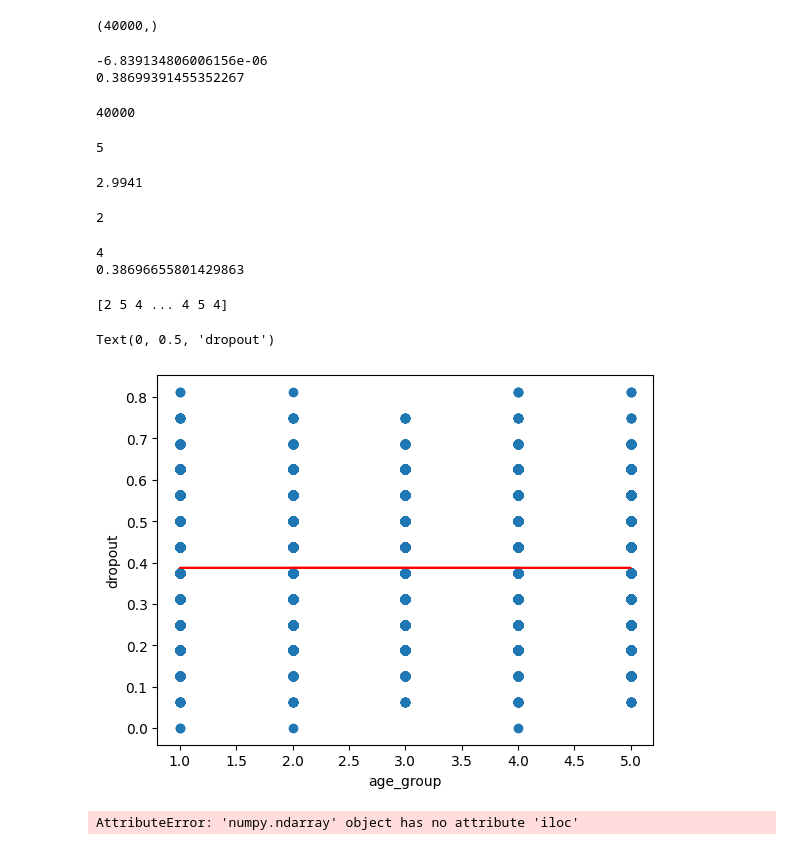
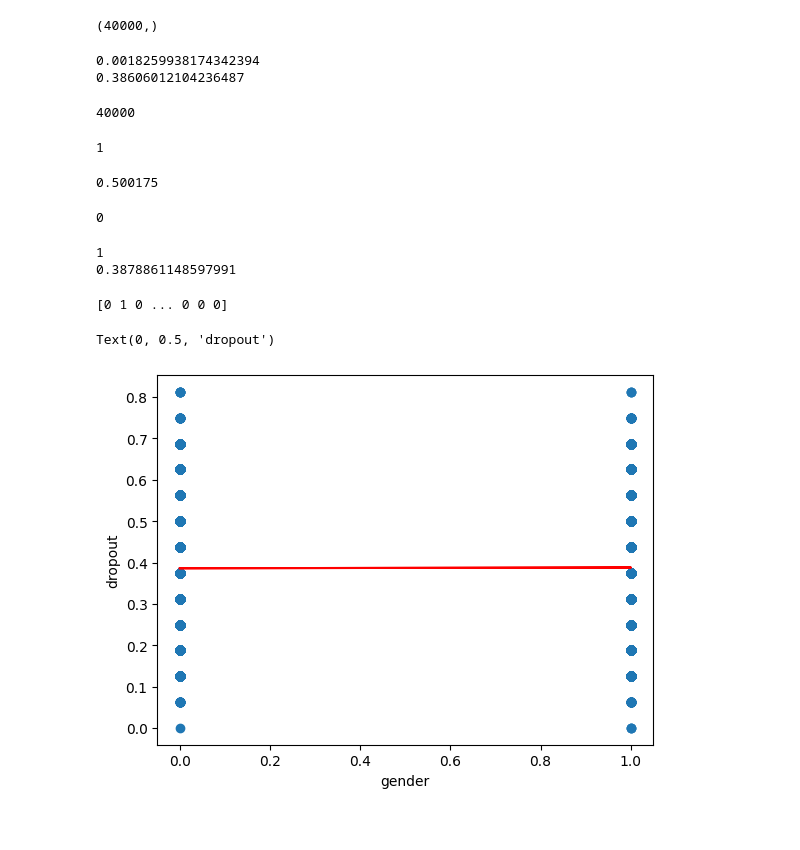
Before and after one commit to ssip-hack/ssip-hack-2022, a Jupyter notebook: main/final_regression.ipynb, the cells around one changed output. Saved outputs shown, nothing was run; the diff lists cells and outputs as text; code cells hidden in the pictures.

```diff
--- a/main/final_regression.ipynb
+++ b/main/final_regression.ipynb
@@ -42,8 +42,8 @@ df.head()
 | 4 | 4 | 4 | 0 | 1 | 2 | 0 | 0 | ... |
 5 rows × 23 columns
 # %%
-X = df.iloc[:,18].values
-Y = df.iloc[:,22].values
+X = df['gender'].values
+Y = df['dropout'].values
 # %%
 X
 # %% [output]
@@ -54,7 +54,7 @@ Y
 array([0.4375, 0.375 , 0.3125, ..., 0.3125, 0.5   , 0.4375])
 # %%
 from sklearn.model_selection import train_test_split
-X_train,X_test,y_train,y_test = train_test_split(X,y,test_size=0.2,random_state=2)
+X_train,X_test,Y_train,Y_test = train_test_split(X,Y,test_size=0.2,random_state=2)
 # %%
 X_train.shape
 # %% [output]
@@ -62,10 +62,10 @@ X_train.shape
 # %%
 lr = MyLR()
 # %%
-lr.fit(X_train,y_train)
+lr.fit(X_train,Y_train)
 # %% [output]
--6.839134806006156e-06
-0.38699391455352267
+0.0018259938174342394
+0.38606012104236487
 # %%
 X_train.shape[0]
 # %% [output]
@@ -73,31 +73,27 @@ X_train.shape[0]
 # %%
 X_train[0]
 # %% [output]
-5
+1
 # %%
 X_train.mean()
 # %% [output]
-2.9941
+0.500175
 # %%
 X_test[0]
 # %% [output]
-2
+0
 # %%
 print(lr.predict(X_test[5]))
 # %% [output]
-4
-0.38696655801429863
+1
+0.3878861148597991
 # %%
-plt.scatter(df['age_group'],df['dropout'])
+plt.scatter(df['gender'],df['dropout'])
 plt.plot(X_test,lr.predict(X_test),color='red')
-plt.xlabel('age_group')
+plt.xlabel('gender')
 plt.ylabel('dropout')
 # %% [output]
-[2 5 4 ... 4 5 4]
+[0 1 0 ... 0 0 0]
 Text(0, 0.5, 'dropout')
-[figure, old version]
+[figure, new version]
-# %%
-lr.predict(X_test.iloc[1].values.reshape(1,1))
-# %% [output]
-AttributeError: 'numpy.ndarray' object has no attribute 'iloc'
 # %%
```
Also changed, not shown: parts of 5 cells of this notebook, 6 other files.
